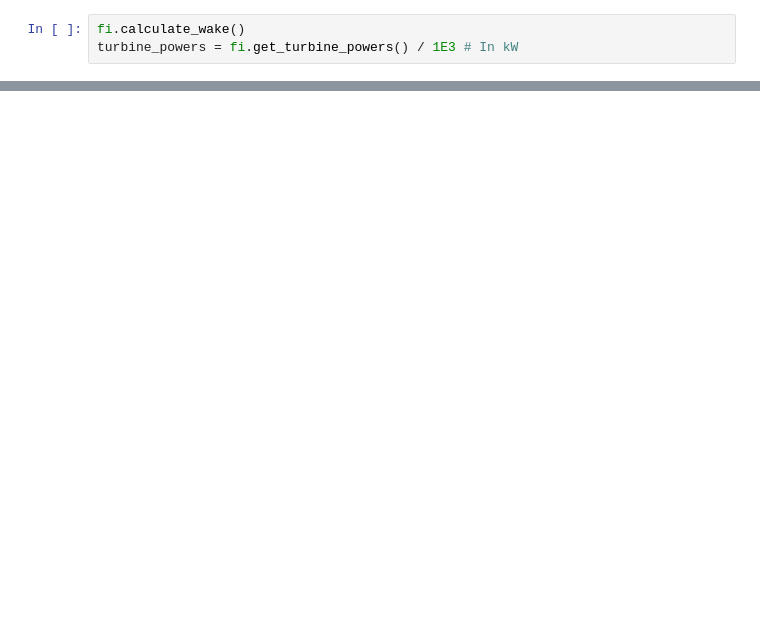
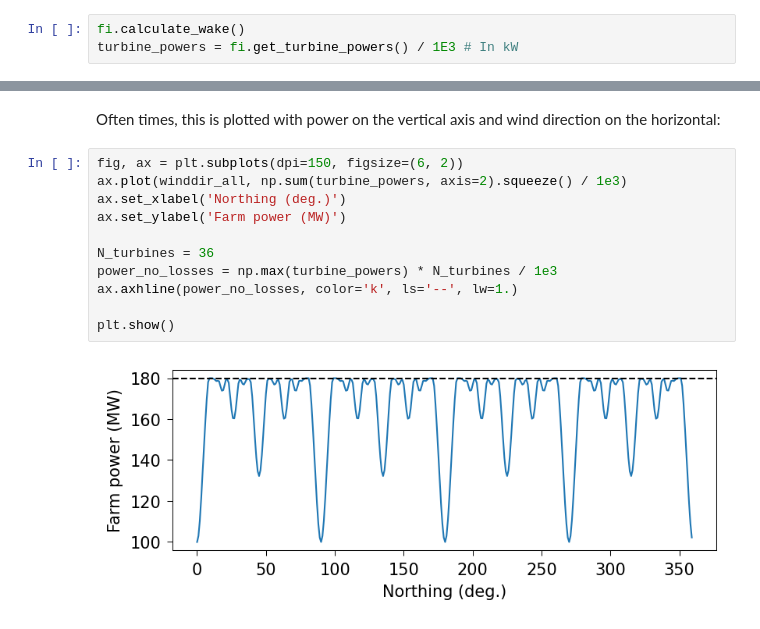
Before and after one commit to kirbyh/1.086_wake_demo, a Jupyter notebook: src/example.ipynb, the cells around one changed output, grey strips where cells are left out. Cells and saved outputs as stored; diff of their text form; blank space fills up the shorter version.

```diff
--- a/src/example.ipynb
+++ b/src/example.ipynb
@@ -102,0 +114,15 @@ fi.reinitialize(turbulence_intensity=0.15)
+# %% [markdown]
+Often times, this is plotted with power on the vertical axis and wind direction on the horizontal:
+# %%
+fig, ax = plt.subplots(dpi=150, figsize=(6, 2))
+ax.plot(winddir_all, np.sum(turbine_powers, axis=2).squeeze() / 1e3)
+ax.set_xlabel('Northing (deg.)')
+ax.set_ylabel('Farm power (MW)')
+
+N_turbines = 36
+power_no_losses = np.max(turbine_powers) * N_turbines / 1e3
+ax.axhline(power_no_losses, color='k', ls='--', lw=1.)
+
+plt.show()
+# %% [output]
+[figure, added]
```
Also changed, not shown: parts of 24 cells of this notebook.
